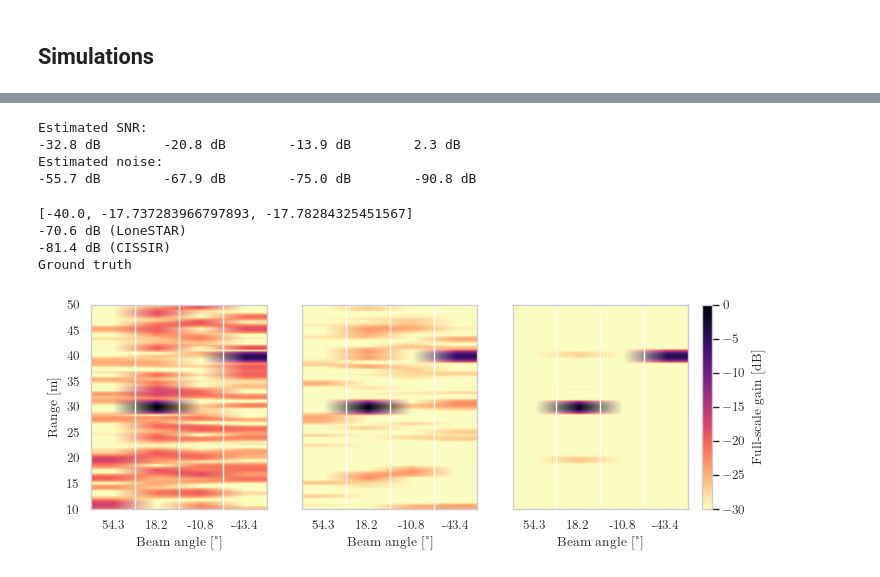
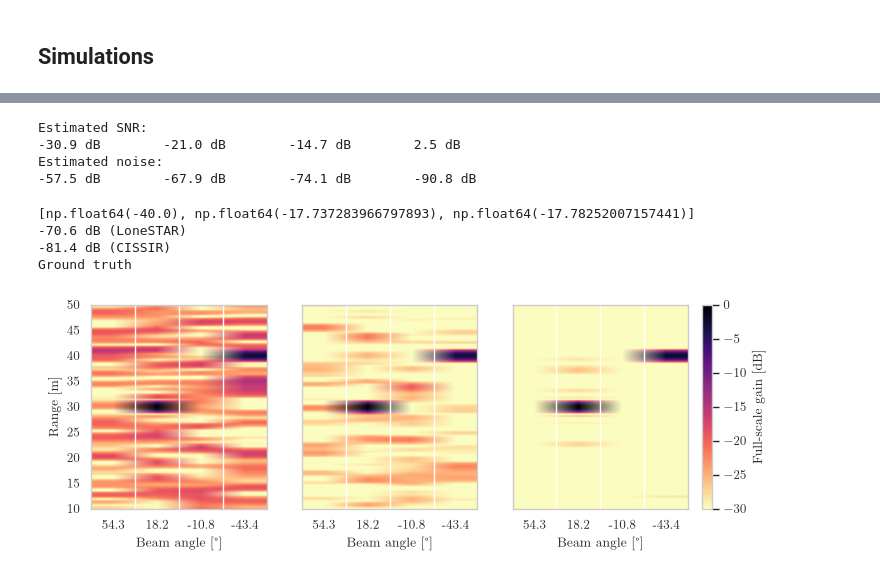
Before and after one commit to rodrihgh/CISSIR, a Jupyter notebook: notebooks/simulation/sensing_cb_compare.ipynb, the cells around one changed output, grey strips where cells are left out. Saved outputs shown, nothing was run; the diff lists cells and outputs as text; code cells hidden in the pictures.

```diff
--- a/notebooks/simulation/sensing_cb_compare.ipynb
+++ b/notebooks/simulation/sensing_cb_compare.ipynb
@@ -198,11 +198,11 @@ csr_txcb = phy.pow2db(np.mean(csr_txdev**2, axis=-1)+1e-4)
 # %%
 hsi_ls= []
 for i in range(lst_points):
-    tx_cb_vec = tf.cast(lst_tx_codebooks[i,], dtype=tf.complex64)
-    rx_cb_vec = tf.cast(lst_rx_codebooks[i,], dtype=tf.complex64)
+    tx_cb_vec = torch.as_tensor(lst_tx_codebooks[i,], dtype=torch.complex64)
+    rx_cb_vec = torch.as_tensor(lst_rx_codebooks[i,], dtype=torch.complex64)
     h_siso = opt_beamspace(hsi_mimo, rx_cb_vec, tx_cb_vec)
-    h_b = tf.squeeze(h_siso) #, axis=(1, 3, 5))
-    hsi_ls.append(h_b)
+    h_b = h_siso.squeeze()
+    hsi_ls.append(h_b.cpu().numpy())
 hsi_ls = np.stack(hsi_ls, axis=0)
 # %%
 lst_si_beams = np.sum(np.abs(hsi_ls), axis=-1)
@@ -408,7 +405,7 @@ labels=[f"{si_est_db[0]:.1f} dB (Reference)",
 
 mf = MatchedFilter(num_subcarriers, num_guard_carriers, window="hann", time_input=False, time_output=True)
 
-g_t = np.sqrt(phy.db2power(pt_dbm) / (symbol_energy * sig_bw_frac))
+g_t = float(np.sqrt(phy.db2power(pt_dbm) / (symbol_energy * sig_bw_frac)))
 
 # Modulation order
 qam_source = QAMSource(num_bits_per_symbol =  num_bits_per_symbol)
@@ -421,30 +418,30 @@ l_min = 0
 modulator = OFDMModulator(rg_hyb.cyclic_prefix_length)
 demodulator = OFDMDemodulator(rg_hyb.fft_size, l_min, rg_hyb.cyclic_prefix_length)
 
-db_shift = tf.concat([tf.ones_like(h_mimo[:1,]) * phy.db2mag(s) for s in (0, -6)], axis=0)
+db_shift = torch.cat([torch.ones_like(h_mimo[:1]) * phy.db2mag(s) for s in (0, -6)], dim=0)
 h_mimo_ = h_mimo * db_shift
 
 si_mask = np.zeros(shape=h_mimo.shape)
 for i_t in t_arg:
     si_mask[0,..., i_t] = 1
-si_mask = tf.cast(si_mask, dtype=h_mimo.dtype)
+si_mask = torch.as_tensor(si_mask, dtype=h_mimo.dtype)
 
 for rx_beams, tx_beams, si_present in [(opt_rx_codebooks[ref_i,], opt_tx_codebooks[ref_i,], True),
                                        (lst_rx_codebooks[lst_i], lst_tx_codebooks[lst_i], True),
                                        (opt_rx_codebooks[csr_i,], opt_tx_codebooks[csr_i,], True),
                                        (opt_rx_codebooks[ref_i,], opt_tx_codebooks[ref_i,], False)]:
 
-    tx_cb_vec = tf.cast(tx_beams[..., bslice], dtype=tf.complex64)
-    rx_cb_vec = tf.cast(rx_beams[..., bslice], dtype=tf.complex64)
+    tx_cb_vec = torch.as_tensor(tx_beams[..., bslice], dtype=torch.complex64)
+    rx_cb_vec = torch.as_tensor(rx_beams[..., bslice], dtype=torch.complex64)
 
     if not si_present:
-        h_mimo_ *= tf.concat([tf.zeros_like(hsi_mimo), tf.ones_like(hsi_mimo)], axis=0)
+        h_mimo_ *= torch.cat([torch.zeros_like(hsi_mimo), torch.ones_like(hsi_mimo)], dim=0)
 
-    h_hyb = tf.squeeze(opt_beamspace(h_mimo_, rx_cb_vec, tx_cb_vec), axis=(1, 3, 5))
+    h_hyb = opt_beamspace(h_mimo_, rx_cb_vec, tx_cb_vec).squeeze(dim=(1, 3, 5))
     t_shape = (1, h_hyb.shape[0], h_hyb.shape[1], 1, h_hyb.shape[2], 1, h_hyb.shape[3])
-    t_steps = tf.ones(shape=(1, 1, 1, 1, 1, fft_size + cyclic_prefix_length, 1), dtype=h_hyb.dtype)
 
-    hf = time_to_ofdm_channel(tf.reshape(h_hyb, shape=t_shape) * t_steps, rg, l_min=0)
+    hf = time_to_ofdm_channel(h_hyb.reshape(t_shape).expand(-1, -1, -1, -1, -1, fft_size + cyclic_prefix_length, -1),
+                              rg, l_min=0)
 
     # Binary source + QAM mapper block
     x_symbols = qam_source([num_symbols, 1, num_beams, rg_hyb.num_data_symbols])
@@ -453,7 +450,7 @@ for rx_beams, tx_beams, si_present in [(opt_rx_codebooks[ref_i,], opt_tx_codeboo
     x_rg = g_t * hyb_mapper(x_symbols)
     x_t = modulator(x_rg)
 
-    y_freq = ofdm_channel(x_rg, tf.cast(hf, dtype=x_rg.dtype))
+    y_freq = ofdm_channel(x_rg, hf.to(x_rg.dtype))
     ysi_freq = y_freq[:,:-1,]
 
     y_time = modulator(y_freq)
@@ -461,7 +458,7 @@ for rx_beams, tx_beams, si_present in [(opt_rx_codebooks[ref_i,], opt_tx_codeboo
     y_r = y_time[:,-1:,]
     y_t = y_r + y_si
     y_n = awgn(y_t, noise_power)
-    max_yn = max_abs_complex(y_n, keepdims=True, axis=tf.range(y_t.ndim)) # axis=tf.range(1, y_t.ndim),
+    max_yn = max_abs_complex(y_n, keepdims=True, axis=None)
 
     if si_present:
         yn_quant = quantize_signal(y_n, max_value=max_yn, quantization_bits=Q_bits)
@@ -474,8 +471,8 @@ for rx_beams, tx_beams, si_present in [(opt_rx_codebooks[ref_i,], opt_tx_codeboo
 
     n_t = yn_quant - y_t
 
-    pow_yr = tf.math.reduce_variance(y_r[..., b_max:b_max+1, :])
-    pow_noise = tf.math.reduce_variance(n_t[..., b_max:b_max+1, :])
+    pow_yr = signal_power(y_r[..., b_max:b_max+1, :], average=True).item()
+    pow_noise = signal_power(n_t[..., b_max:b_max+1, :], average=True).item()
     noise_db.append(phy.pow2db(pow_noise))
     snr_db.append(phy.pow2db(pow_yr) - noise_db[-1])
 
@@ -483,17 +480,17 @@ for rx_beams, tx_beams, si_present in [(opt_rx_codebooks[ref_i,], opt_tx_codeboo
 
     yn_freq = demodulator(yn_quant)
     ht_est = mf.filter(yn_freq - ysi_freq, x_rg)[..., :cyclic_prefix_length]
-    ht_est = ht_est.reshape(-1, num_beams, cyclic_prefix_length).mean(axis=0)
+    ht_est = ht_est.reshape(-1, num_beams, cyclic_prefix_length).mean(dim=0)
 
-    ht_est_lvls.append(ht_est)
+    ht_est_lvls.append(ht_est.cpu().numpy())
 
     # Noise stats
 
     n_freq = demodulator(n_t)
     noise_mf_t, x_win_t = mf.filter(n_freq, x_rg, return_filter=True)
 
-    noise_samples.append(np.reshape(noise_mf_t, -1))
-    noise_var.append((noise_power+float(var_q))*np.mean(np.abs(x_win_t)**2))
+    noise_samples.append(noise_mf_t.reshape(-1).cpu().numpy())
+    noise_var.append((noise_power+float(var_q))*(x_win_t.abs()**2).mean().item())
     y_noise_var.append(pow_noise)
 
 print("Estimated SNR:")
@@ -502,9 +499,9 @@ print("Estimated noise:")
 print("\t".join([f"{n:.1f} dB" for n in noise_db]))
 # %% [output]
 Estimated SNR:
--32.8 dB        -20.8 dB        -13.9 dB        2.3 dB
+-30.9 dB        -21.0 dB        -14.7 dB        2.5 dB
 Estimated noise:
--55.7 dB        -67.9 dB        -75.0 dB        -90.8 dB
+-57.5 dB        -67.9 dB        -74.1 dB        -90.8 dB
 # %%
 min_dist_m = 10
 max_dist_m = 50
@@ -515,42 +512,42 @@ dr_db = 30
 
 
 x_degs = hyb_degs
-ht_est_db = phy.mag2db(tf.abs(ht_est_lvls))[..., distance_mask]
+ht_est_db = phy.mag2db(np.abs(np.asarray(ht_est_lvls)))[..., distance_mask]
 ht_est_db -= np.max(ht_est_db[1:])
 
 vmax = 0
 vmin = vmax - dr_db
 
 extent = (1, len(hyb_degs)*2+1, min_dist_m, max_dist_m)
 
 fig, axes = plt.subplots(1, 3, figsize=(viz.def_figsize[0]*2.5, viz.def_figsize[1]))
 
 print(txdev)
 for i, hb in enumerate(ht_est_db[1:]):
     plt.sca(axes[i])
     im = plt.imshow(hb.T, vmin=vmin, vmax=vmax, cmap="magma_r", interpolation='bilinear',
                origin='lower', extent=extent, aspect="auto")
     plt.xlabel("Beam angle [°]")
     plt.xticks(np.arange(2, num_beams*2+1, 2), np.round(hyb_degs, 1))
     if i == 0:
         plt.ylabel("Range [m]")
     else:
         axes[i].yaxis.set_visible(False)
     plt.xlim(extent[1], extent[0])
     plt.grid(visible=False)
     print(labels[i+1])
 
     if i == len(ht_est_db)-2:
         cbar = fig.colorbar(im, ax=axes.ravel().tolist(), fraction=0.1, pad=0.02)
         cbar.set_label("Full-scale gain [dB]")
     for j in range(3,num_beams*2,2):
         plt.plot([j, j], [min_dist_m, max_dist_m], "-", color='w', linewidth=1.0)
 # %% [output]
-[-40.0, -17.737283966797893, -17.78284325451567]
+[np.float64(-40.0), np.float64(-17.737283966797893), np.float64(-17.78252007157441)]
 -70.6 dB (LoneSTAR)
 -81.4 dB (CISSIR)
 Ground truth
-[figure, old version]
+[figure, new version]
 # %%
 viz.save(fig, "range_angle", save_format="pgf")
 
```
Also changed, not shown: parts of 14 cells of this notebook, 22 other files.
